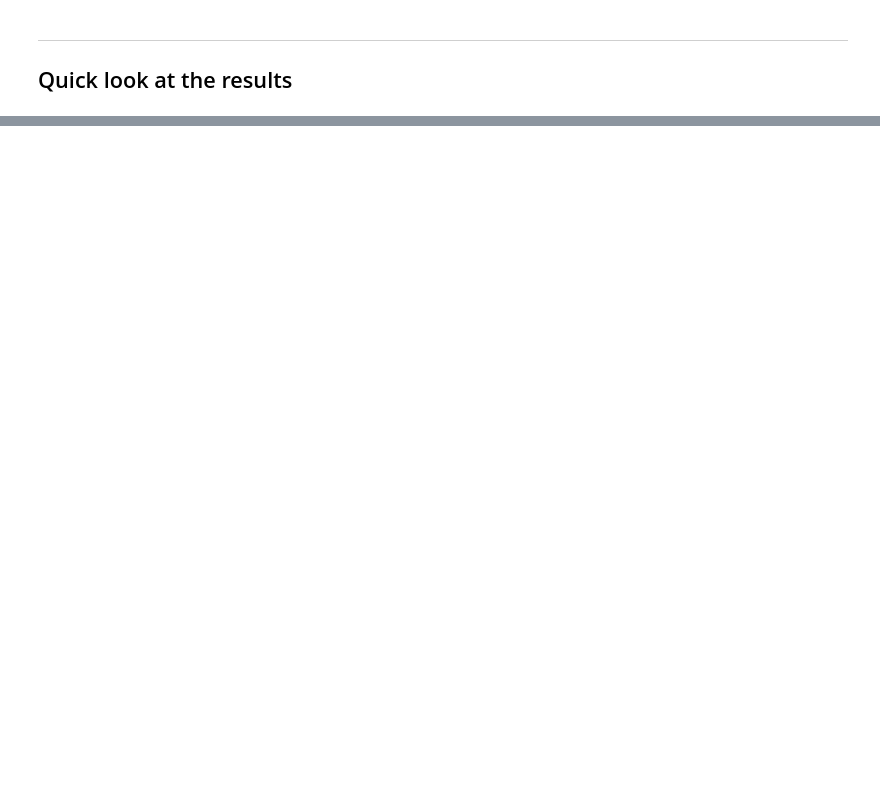
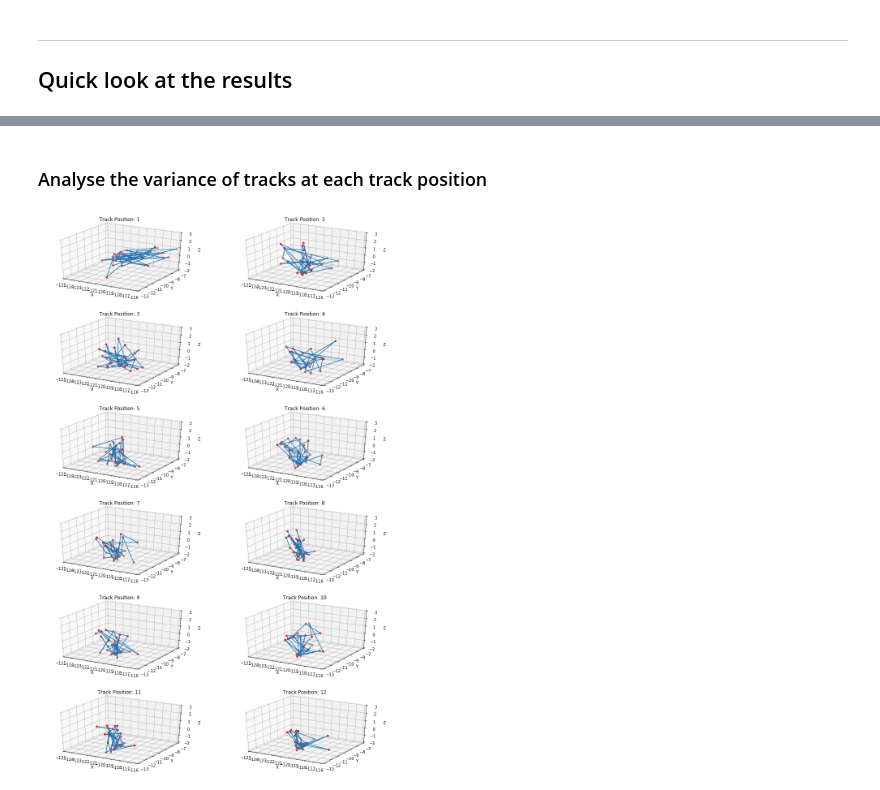
Before and after one commit to alistairwgillespie/wmw_deep_playlist_generator, a Jupyter notebook: 2_Feature_Engineering.ipynb, the cells around one changed output, grey strips where cells are left out. Drawn from its saved outputs; the diff is of its cells as text; code cells hidden in the pictures; blank space fills up the shorter version.

Commit message:
code: added scatter plots for feature analysis

```diff
--- a/2_Feature_Engineering.ipynb
+++ b/2_Feature_Engineering.ipynb
@@ -315,0 +348,6 @@ Tests Passed!
+# %%
+# Setup feature standardisation
+std_scaler = joblib.load('artefacts/standard_features.pkl')
+
+# Setup dimensionality reduction for track picking
+dim_red = joblib.load('artefacts/dim_red.pkl')
@@ -315,0 +368,10 @@ Tests Passed!
+# %%
+# Features
+track_features = ['danceability', 'energy', 'loudness', 'speechiness',
+                  'acousticness', 'instrumentalness', 'liveness', 'valence', 'tempo']
+
+pca_df[track_features] = std_scaler.transform(pca_df[track_features])
+
+coordinates = dim_red.transform(pca_df[track_features])
+# %%
+pca_df = pd.concat([pca_df[['position', 'volume', 'track_name']], pd.DataFrame(coordinates, columns=['one_comp', 'two_comp', 'third_comp'])], axis=1)
@@ -315,0 +390,33 @@ Tests Passed!
+# %% [markdown]
+### Analyse the variance of tracks at each track position
+# %%
+from mpl_toolkits.mplot3d import Axes3D
+import matplotlib.pyplot as plt
+import numpy as np
+
+# Create figure outside the loop
+fig = plt.figure(figsize=(15,25))
+
+for i in range(1, len(pca_df['position'].unique().tolist()) + 1):
+
+    # Add the i+1 subplot of the x.shape[0] x 1 grid
+    ax = fig.add_subplot(6, 2, i, projection='3d')
+    ax.set_title("Track Position: " + str(i))
+    temp_df = pca_df[pca_df['position'] == i]
+    ax.scatter(temp_df['one_comp'], temp_df['two_comp'], temp_df['third_comp'], c='r', marker='o')
+    ax.plot(temp_df['one_comp'], temp_df['two_comp'], temp_df['third_comp'])
+
+
+    ax.set_xlabel('X')
+    ax.set_ylabel('Y')
+    ax.set_zlabel('Z')
+
+    ax.set_xlim(-125, -116)
+    ax.set_ylim(-13, -7)
+    ax.set_zlim(-2, 3)
+
+
+# Show it outside the loop
+plt.show()
+# %% [output]
+[figure, added]
```
Also changed, not shown: parts of 31 cells of this notebook, 7 other files.
